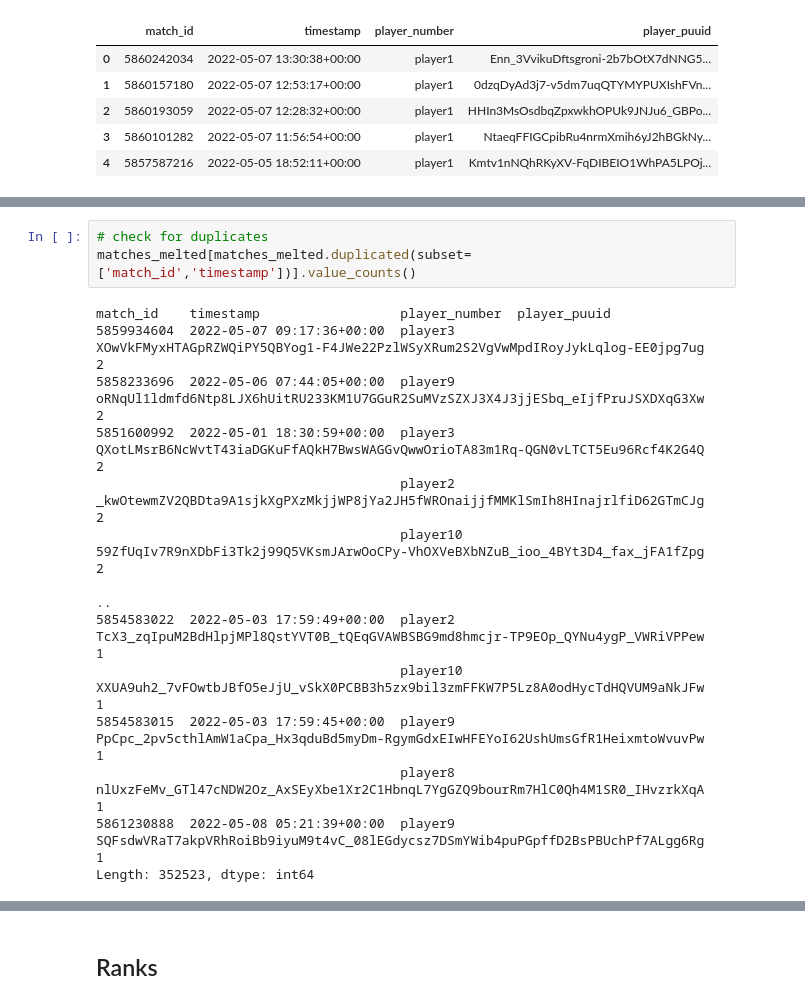
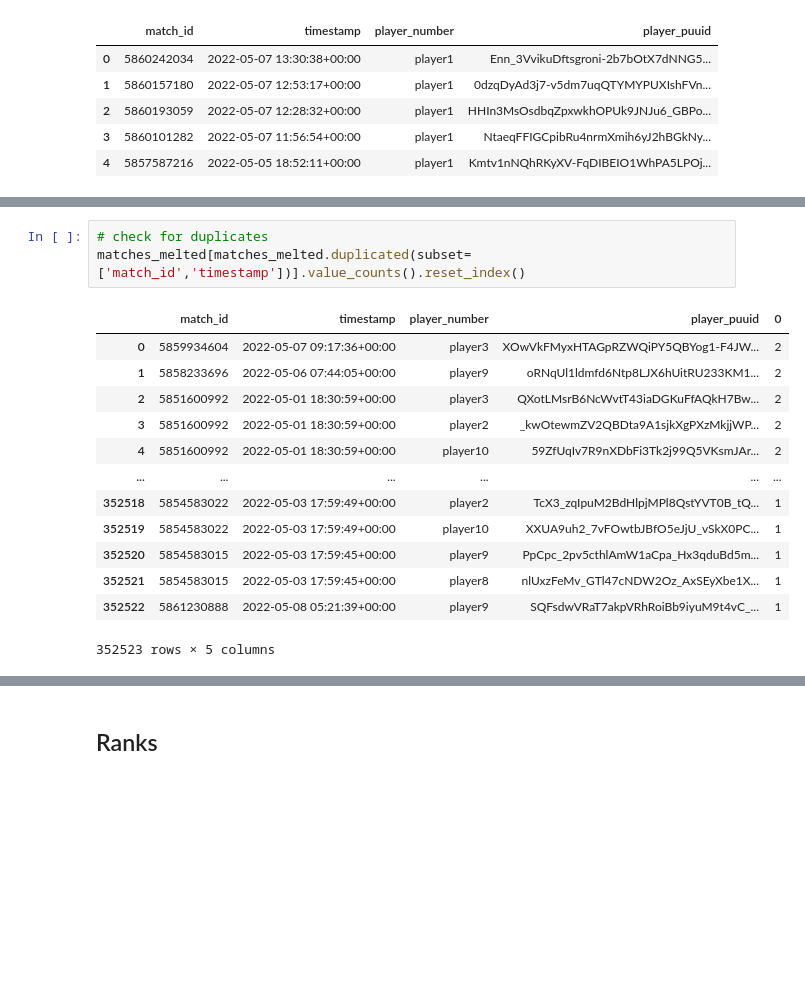
Before and after one commit to StayFN/LolAnalytics.gg, a Jupyter notebook: Preprocessing_pro_players.ipynb, the cells around one changed output, grey strips where cells are left out. Saved outputs shown, nothing was run; the diff lists cells and outputs as text; blank space fills up the shorter version.

```diff
--- a/Preprocessing_pro_players.ipynb
+++ b/Preprocessing_pro_players.ipynb
@@ -157,21 +147,21 @@ matches_melted.describe()
 | freq | 20 | 60 | 49009 | 176 |
 # %%
 # check for duplicates
-matches_melted[matches_melted.duplicated(subset=['match_id','timestamp'])].value_counts()
+matches_melted[matches_melted.duplicated(subset=['match_id','timestamp'])].value_counts().reset_index()
 # %% [output]
+|  | match_id | timestamp | player_number | player_puuid | 0 |
+| 0 | 5859934604 | 2022-05-07 09:17:36+00:00 | player3 | XOwVkFMyxHTAGpRZWQiPY5QBYog1-F4JW... | 2 |
+| 1 | 5858233696 | 2022-05-06 07:44:05+00:00 | player9 | oRNqUl1ldmfd6Ntp8LJX6hUitRU233KM1... | 2 |
+| 2 | 5851600992 | 2022-05-01 18:30:59+00:00 | player3 | QXotLMsrB6NcWvtT43iaDGKuFfAQkH7Bw... | 2 |
+| 3 | 5851600992 | 2022-05-01 18:30:59+00:00 | player2 | _kwOtewmZV2QBDta9A1sjkXgPXzMkjjWP... | 2 |
+| 4 | 5851600992 | 2022-05-01 18:30:59+00:00 | player10 | 59ZfUqIv7R9nXDbFi3Tk2j99Q5VKsmJAr... | 2 |
+| ... | ... | ... | ... | ... | ... |
+| 352518 | 5854583022 | 2022-05-03 17:59:49+00:00 | player2 | TcX3_zqIpuM2BdHlpjMPl8QstYVT0B_tQ... | 1 |
+| 352519 | 5854583022 | 2022-05-03 17:59:49+00:00 | player10 | XXUA9uh2_7vFOwtbJBfO5eJjU_vSkX0PC... | 1 |
+| 352520 | 5854583015 | 2022-05-03 17:59:45+00:00 | player9 | PpCpc_2pv5cthlAmW1aCpa_Hx3qduBd5m... | 1 |
+| 352521 | 5854583015 | 2022-05-03 17:59:45+00:00 | player8 | nlUxzFeMv_GTl47cNDW2Oz_AxSEyXbe1X... | 1 |
+| 352522 | 5861230888 | 2022-05-08 05:21:39+00:00 | player9 | SQFsdwVRaT7akpVRhRoiBb9iyuM9t4vC_... | 1 |
-match_id    timestamp                  player_number  player_puuid
-5859934604  2022-05-07 09:17:36+00:00  player3        XOwVkFMyxHTAGpRZWQiPY5QBYog1-F4JWe22PzlWSyXRum2S2VgVwMpdIRoyJykLqlog-EE0jpg7ug    2
-5858233696  2022-05-06 07:44:05+00:00  player9        oRNqUl1ldmfd6Ntp8LJX6hUitRU233KM1U7GGuR2SuMVzSZXJ3X4J3jjESbq_eIjfPruJSXDXqG3Xw    2
-5851600992  2022-05-01 18:30:59+00:00  player3        QXotLMsrB6NcWvtT43iaDGKuFfAQkH7BwsWAGGvQwwOrioTA83m1Rq-QGN0vLTCT5Eu96Rcf4K2G4Q    2
-                                       player2        _kwOtewmZV2QBDta9A1sjkXgPXzMkjjWP8jYa2JH5fWROnaijjfMMKlSmIh8HInajrlfiD62GTmCJg    2
-                                       player10       59ZfUqIv7R9nXDbFi3Tk2j99Q5VKsmJArwOoCPy-VhOXVeBXbNZuB_ioo_4BYt3D4_fax_jFA1fZpg    2
-                                                                                                                                       ..
-5854583022  2022-05-03 17:59:49+00:00  player2        TcX3_zqIpuM2BdHlpjMPl8QstYVT0B_tQEqGVAWBSBG9md8hmcjr-TP9EOp_QYNu4ygP_VWRiVPPew    1
-                                       player10       XXUA9uh2_7vFOwtbJBfO5eJjU_vSkX0PCBB3h5zx9bil3zmFFKW7P5Lz8A0odHycTdHQVUM9aNkJFw    1
-5854583015  2022-05-03 17:59:45+00:00  player9        PpCpc_2pv5cthlAmW1aCpa_Hx3qduBd5myDm-RgymGdxEIwHFEYoI62UshUmsGfR1HeixmtoWvuvPw    1
-                                       player8        nlUxzFeMv_GTl47cNDW2Oz_AxSEyXbe1Xr2C1HbnqL7YgGZQ9bourRm7HlC0Qh4M1SR0_IHvzrkXqA    1
-5861230888  2022-05-08 05:21:39+00:00  player9        SQFsdwVRaT7akpVRhRoiBb9iyuM9t4vC_08lEGdycsz7DSmYWib4puPGpffD2BsPBUchPf7ALgg6Rg    1
-Length: 352523, dtype: int64
+352523 rows × 5 columns
 # %%
 # get rid of duplicates
 pro_matches = matches_melted.drop_duplicates(subset=["match_id", "timestamp", "player_number"])
```
Also changed, not shown: parts of 15 cells of this notebook.
